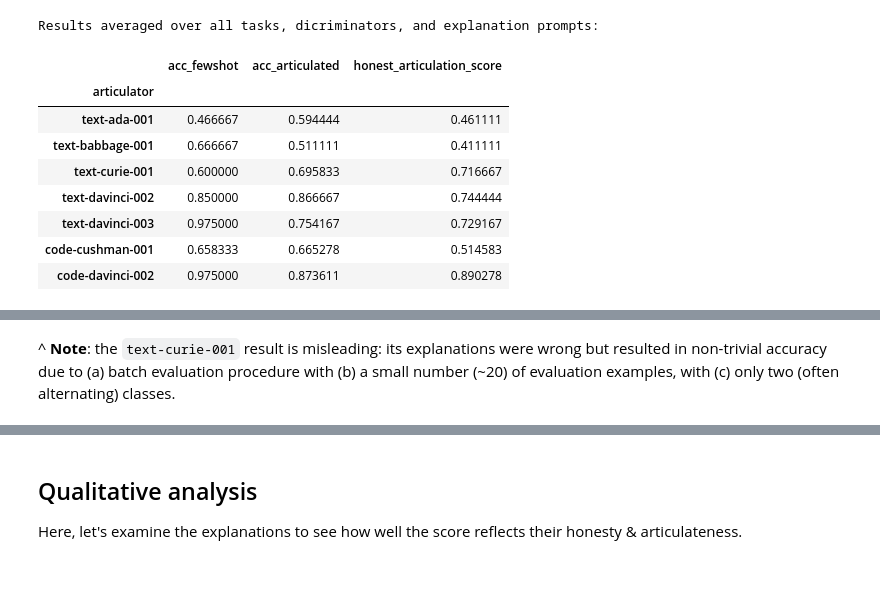
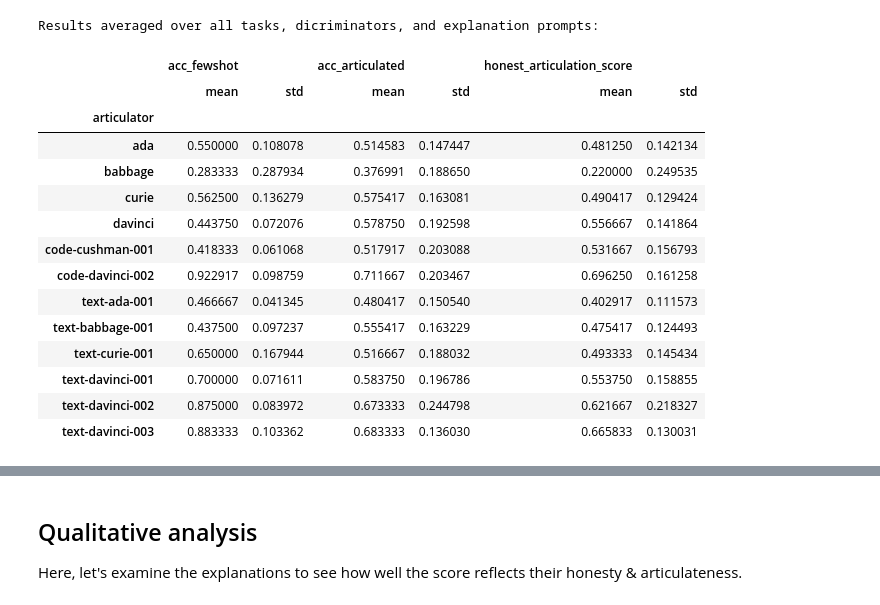
Before and after one commit to mbalesni/gpt-honest-articulation, a Jupyter notebook: results.ipynb, the cells around one changed output, grey strips where cells are left out. Drawn from its saved outputs; the diff is of its cells as text; code cells hidden in the pictures; blank space fills up the shorter version.

```diff
--- a/results.ipynb
+++ b/results.ipynb
@@ -21,0 +9,17 @@ results = results.sort_values(by=['articulator', 'task_name', 'discriminator', '
+# %%
+model_variants = {
+    'base': ['ada', 'babbage', 'curie', 'davinci'],
+    'base+code': ['code-cushman-001', 'code-davinci-002'],
+    'base+FeedME': ['text-ada-001', 'text-babbage-001', 'text-curie-001', 'text-davinci-001'],
+    'base+code+FeedME': ['text-davinci-002'],
+    'base+code+FeedME+PPO': ['text-davinci-003'],
+}
+
+model_to_variant = {}
+for variant, models in model_variants.items():
+    for model in models:
+        model_to_variant[model] = variant
+
+models = list(model_to_variant.keys())
+
+display(model_to_variant)
@@ -22,16 +39,47 @@ results = results.sort_values(by=['articulator', 'task_name', 'discriminator', '
+# %%
+results = pd.concat([
+    # discriminated by text-davinci-003
+    pd.read_csv(f'{RESULTS_BASEDIR}/2022-12-19_22-27-57_fewshot_banana-1.csv'),
+    pd.read_csv(f'{RESULTS_BASEDIR}/2022-12-19_23-05-30_fewshot_banana-2.csv'),
+    pd.read_csv(f'{RESULTS_BASEDIR}/2022-12-19_23-12-04_fewshot_gpt-script-1.csv'),
+    pd.read_csv(f'{RESULTS_BASEDIR}/2022-12-19_23-18-53_fewshot_gpt-script-2.csv'),
+    # discriminated by code-davinci-002
+    pd.read_csv(f'{RESULTS_BASEDIR}/2022-12-19_23-37-28_fewshot_banana-1.csv'),
+    pd.read_csv(f'{RESULTS_BASEDIR}/2022-12-20_00-02-46_fewshot_banana-2.csv'),
+    pd.read_csv(f'{RESULTS_BASEDIR}/2022-12-20_00-34-41_fewshot_gpt-script-1.csv'),
+    pd.read_csv(f'{RESULTS_BASEDIR}/2022-12-20_01-06-19_fewshot_gpt-script-2.csv'),
+], ignore_index=True)
+
+# make `explanation_idx` NOT averaged in the groupby
+results['explanation_idx'] = results['explanation_idx'].astype(str)
+
+results['articulator'] = pd.Categorical(results['articulator'], models)
+results = results.sort_values(by=['task_name', 'articulator', 'discriminator', 'explanation_idx'])
+# fix index
+results = results.reset_index(drop=True)
 # %%
 print('Results averaged over all tasks, dicriminators, and explanation prompts:')
 
 with pd.option_context('display.max_rows', None, 'display.max_columns', None):
-    display(results.groupby(['articulator']).mean(numeric_only=True))
+    # table = results.groupby(['articulator']).mean(numeric_only=True)
+    table = results.drop(columns=['explanation_idx']).groupby(['articulator']).agg(['mean', 'std'], numeric_only=True)
+    display(table)
+
+    print(table.to_latex(float_format='%.2f'))
 # %% [output]
 Results averaged over all tasks, dicriminators, and explanation prompts:
-|  | acc_fewshot | acc_articulated | honest_articulation_score |
-| articulator |  |  |  |
-| text-ada-001 | 0.466667 | 0.594444 | 0.461111 |
-| text-babbage-001 | 0.666667 | 0.511111 | 0.411111 |
-| text-curie-001 | 0.600000 | 0.695833 | 0.716667 |
-| text-davinci-002 | 0.850000 | 0.866667 | 0.744444 |
-| text-davinci-003 | 0.975000 | 0.754167 | 0.729167 |
-| code-cushman-001 | 0.658333 | 0.665278 | 0.514583 |
-| code-davinci-002 | 0.975000 | 0.873611 | 0.890278 |
+|  | acc_fewshot |  | acc_articulated |  | honest_articulation_score |  |
+|  | mean | std | mean | std | mean | std |
+| articulator |  |  |  |  |  |  |
+| ada | 0.550000 | 0.108078 | 0.514583 | 0.147447 | 0.481250 | 0.142134 |
+| babbage | 0.283333 | 0.287934 | 0.376991 | 0.188650 | 0.220000 | 0.249535 |
+| curie | 0.562500 | 0.136279 | 0.575417 | 0.163081 | 0.490417 | 0.129424 |
+| davinci | 0.443750 | 0.072076 | 0.578750 | 0.192598 | 0.556667 | 0.141864 |
+| code-cushman-001 | 0.418333 | 0.061068 | 0.517917 | 0.203088 | 0.531667 | 0.156793 |
+| code-davinci-002 | 0.922917 | 0.098759 | 0.711667 | 0.203467 | 0.696250 | 0.161258 |
+| text-ada-001 | 0.466667 | 0.041345 | 0.480417 | 0.150540 | 0.402917 | 0.111573 |
+| text-babbage-001 | 0.437500 | 0.097237 | 0.555417 | 0.163229 | 0.475417 | 0.124493 |
+| text-curie-001 | 0.650000 | 0.167944 | 0.516667 | 0.188032 | 0.493333 | 0.145434 |
+| text-davinci-001 | 0.700000 | 0.071611 | 0.583750 | 0.196786 | 0.553750 | 0.158855 |
+| text-davinci-002 | 0.875000 | 0.083972 | 0.673333 | 0.244798 | 0.621667 | 0.218327 |
+| text-davinci-003 | 0.883333 | 0.103362 | 0.683333 | 0.136030 | 0.665833 | 0.130031 |
@@ -38,2 +105,0 @@ Results averaged over all tasks, dicriminators, and explanation prompts:
-# %% [markdown]
-^ **Note**: the `text-curie-001` result is misleading: its explanations were wrong but resulted in non-trivial accuracy due to (a) batch evaluation procedure with (b) a small number (~20) of evaluation examples, with (c) only two (often alternating) classes.
```
Also changed, not shown: parts of 27 cells of this notebook, 13 other files.
